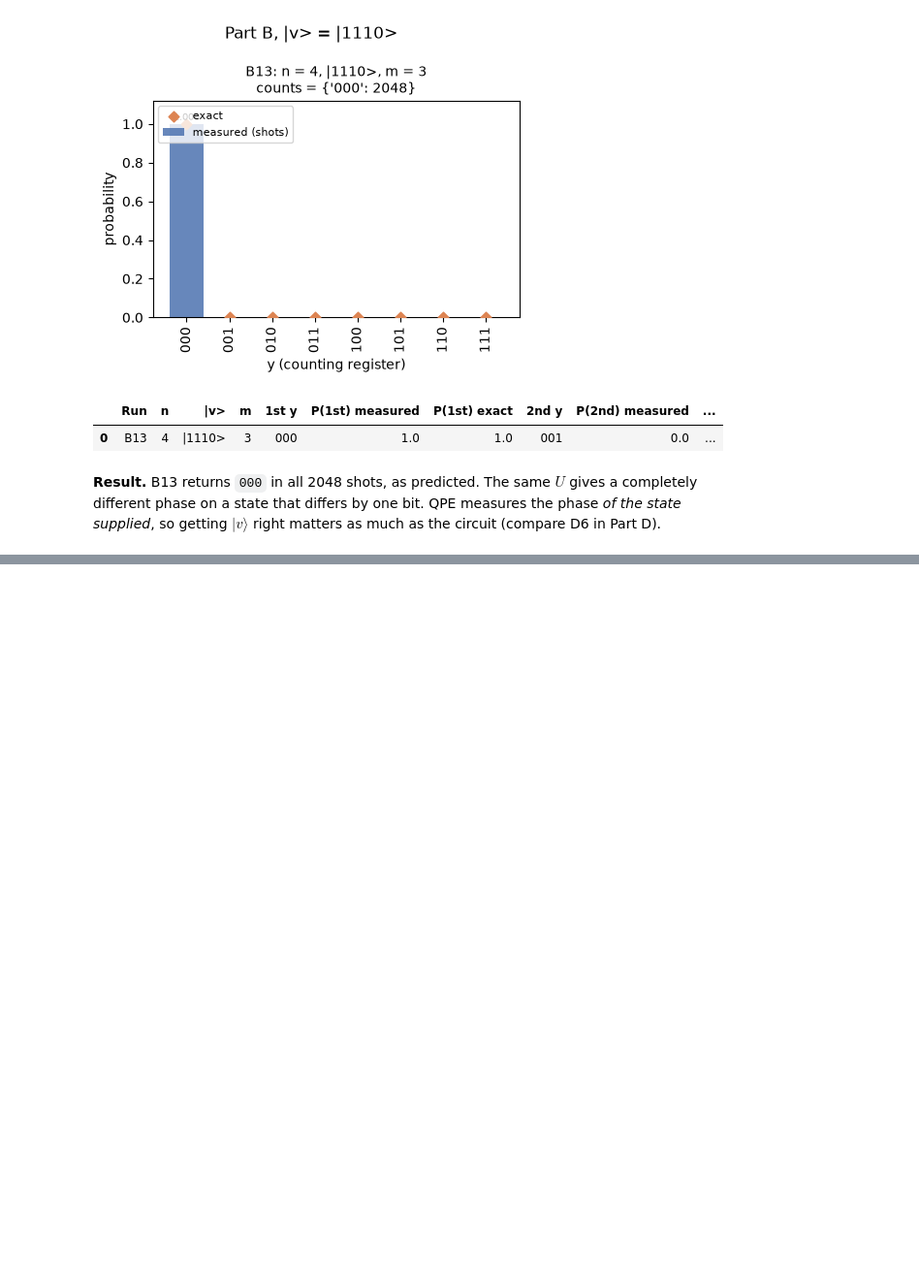
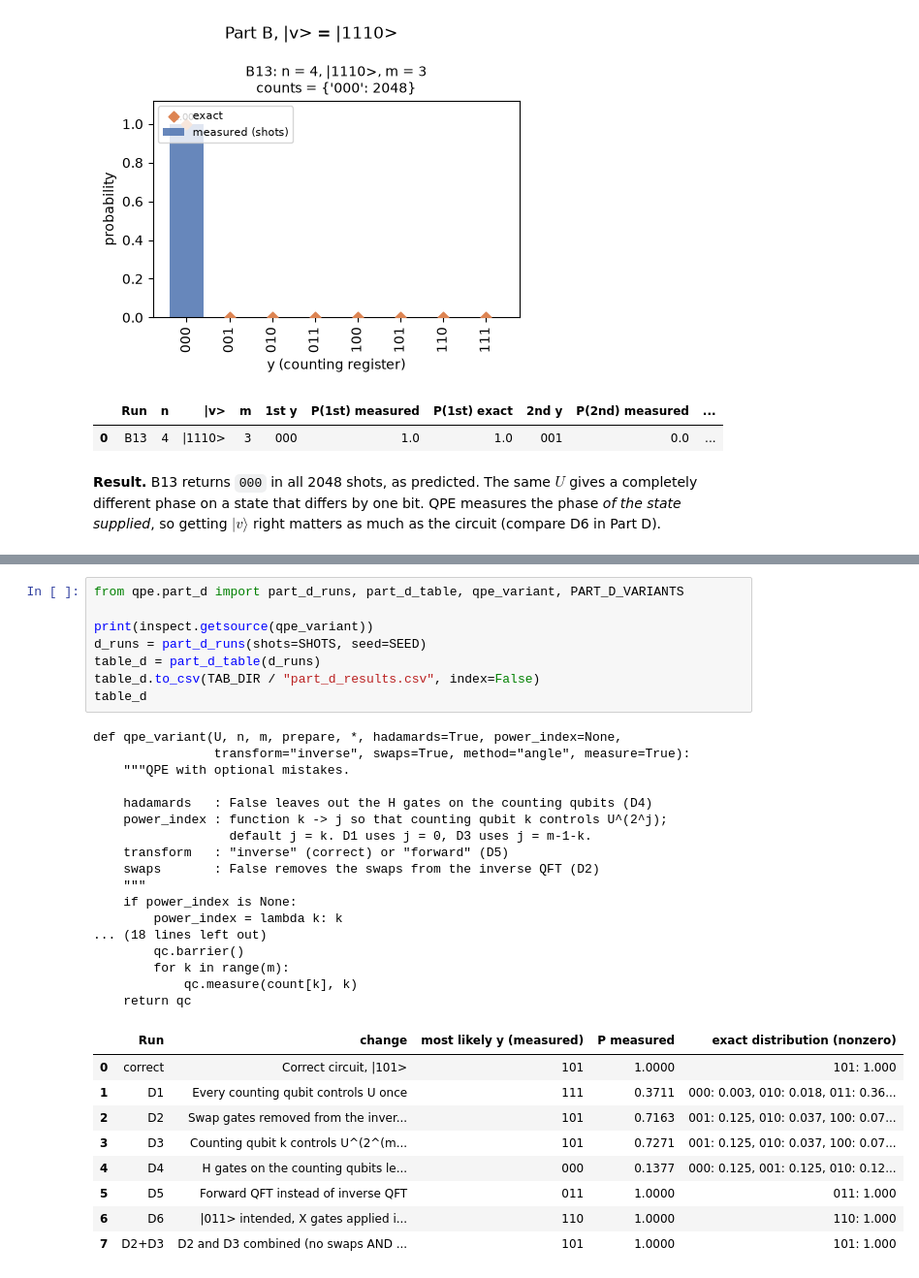
Before and after one commit to ShahVraj27/QAP-Assignment-2, a Jupyter notebook: notebooks/Assignment2_QPE.ipynb, the cells around one changed output, grey strips where cells are left out. Shown at 97% size. Saved outputs shown, nothing was run; the diff lists cells and outputs as text; blank space fills up the shorter version.

```diff
--- a/notebooks/Assignment2_QPE.ipynb
+++ b/notebooks/Assignment2_QPE.ipynb
@@ -676,0 +785,35 @@ table_b13
+# %%
+from qpe.part_d import part_d_runs, part_d_table, qpe_variant, PART_D_VARIANTS
+
+print(inspect.getsource(qpe_variant))
+d_runs = part_d_runs(shots=SHOTS, seed=SEED)
+table_d = part_d_table(d_runs)
+table_d.to_csv(TAB_DIR / "part_d_results.csv", index=False)
+table_d
+# %% [output]
+def qpe_variant(U, n, m, prepare, *, hadamards=True, power_index=None,
+                transform="inverse", swaps=True, method="angle", measure=True):
+    """QPE with optional mistakes.
+
+    hadamards   : False leaves out the H gates on the counting qubits (D4)
+    power_index : function k -> j so that counting qubit k controls U^(2^j);
+                  default j = k. D1 uses j = 0, D3 uses j = m-1-k.
+    transform   : "inverse" (correct) or "forward" (D5)
+    swaps       : False removes the swaps from the inverse QFT (D2)
+    """
+    if power_index is None:
+        power_index = lambda k: k
+... (18 lines left out)
+        qc.barrier()
+        for k in range(m):
+            qc.measure(count[k], k)
+    return qc
+|  | Run | change | most likely y (measured) | P measured | exact distribution (nonzero) |
+| 0 | correct | Correct circuit, |101> | 101 | 1.0000 | 101: 1.000 |
+| 1 | D1 | Every counting qubit controls U once | 111 | 0.3711 | 000: 0.003, 010: 0.018, 011: 0.36... |
+| 2 | D2 | Swap gates removed from the inver... | 101 | 0.7163 | 001: 0.125, 010: 0.037, 100: 0.07... |
+| 3 | D3 | Counting qubit k controls U^(2^(m... | 101 | 0.7271 | 001: 0.125, 010: 0.037, 100: 0.07... |
+| 4 | D4 | H gates on the counting qubits le... | 000 | 0.1377 | 000: 0.125, 001: 0.125, 010: 0.12... |
+| 5 | D5 | Forward QFT instead of inverse QFT | 011 | 1.0000 | 011: 1.000 |
+| 6 | D6 | |011> intended, X gates applied i... | 110 | 1.0000 | 110: 1.000 |
+| 7 | D2+D3 | D2 and D3 combined (no swaps AND ... | 101 | 1.0000 | 101: 1.000 |
```
Also changed, not shown: parts of 11 cells of this notebook, 14 other files.
